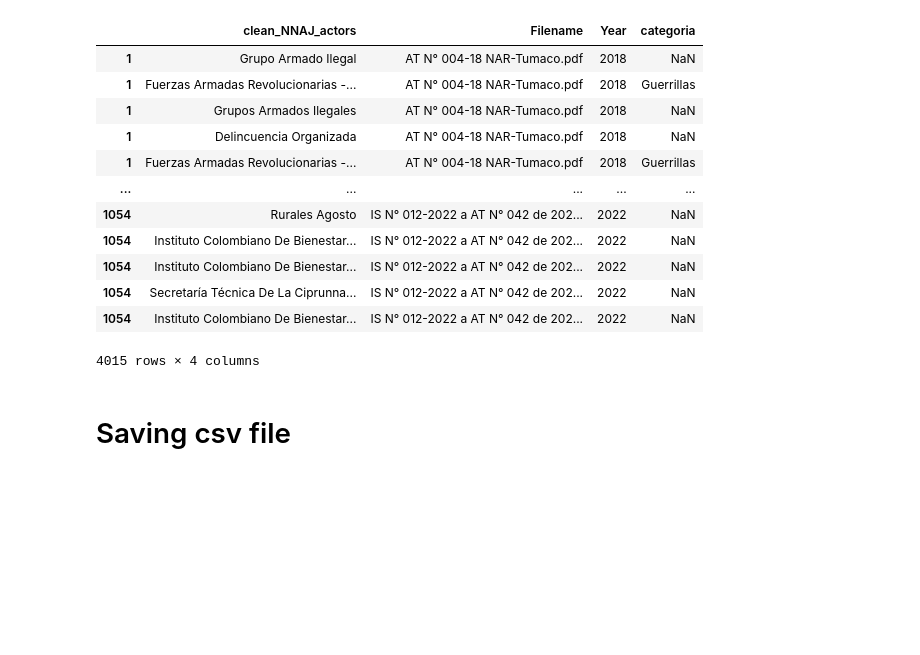
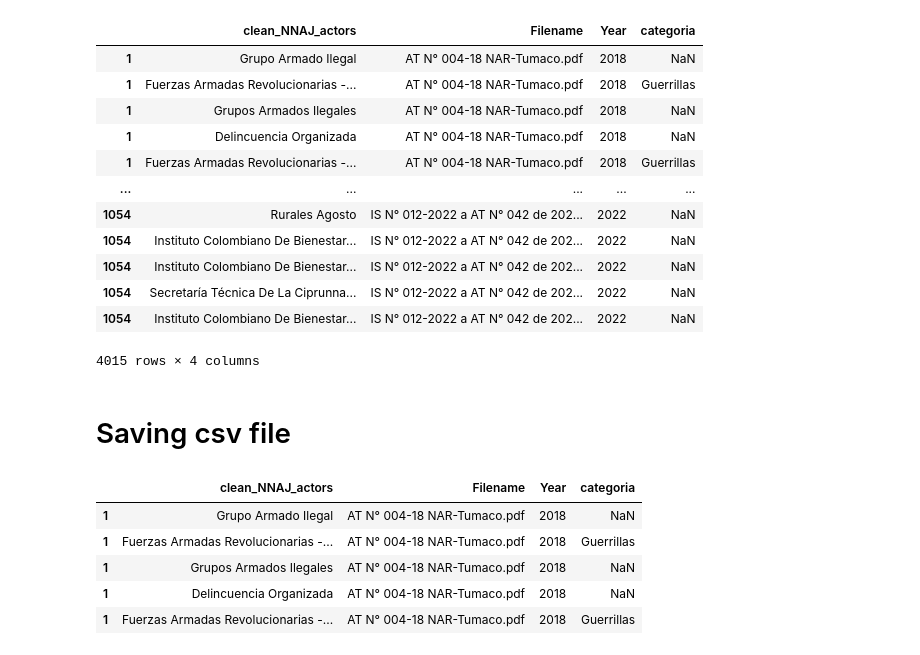
Before and after one commit to ylizama/alertas_colombia, a Jupyter notebook: 16_Actors_NNAJ_OverTime2.0.ipynb, the cells around one changed output. Drawn from its saved outputs; the diff is of its cells as text; code cells hidden in the pictures; blank space fills up the shorter version.

Commit message:
refining cleaning of actors over time

```diff
--- a/16_Actors_NNAJ_OverTime2.0.ipynb
+++ b/16_Actors_NNAJ_OverTime2.0.ipynb
@@ -482,3 +482,12 @@ dfa['clean_NNAJ_actors'] = dfa.clean_NNAJ_actors.apply(lambda s: 'Autodefensas G
 # Saving csv file
 # %%
 dfa.to_csv('data/clean_NNAJ_actors.csv', sep='|', index = False)
+# %%
+dfa.head()
+# %% [output]
+|  | clean_NNAJ_actors | Filename | Year | categoria |
+| 1 | Grupo Armado Ilegal | AT N° 004-18 NAR-Tumaco.pdf | 2018 | NaN |
+| 1 | Fuerzas Armadas Revolucionarias -... | AT N° 004-18 NAR-Tumaco.pdf | 2018 | Guerrillas |
+| 1 | Grupos Armados Ilegales | AT N° 004-18 NAR-Tumaco.pdf | 2018 | NaN |
+| 1 | Delincuencia Organizada | AT N° 004-18 NAR-Tumaco.pdf | 2018 | NaN |
+| 1 | Fuerzas Armadas Revolucionarias -... | AT N° 004-18 NAR-Tumaco.pdf | 2018 | Guerrillas |
```
